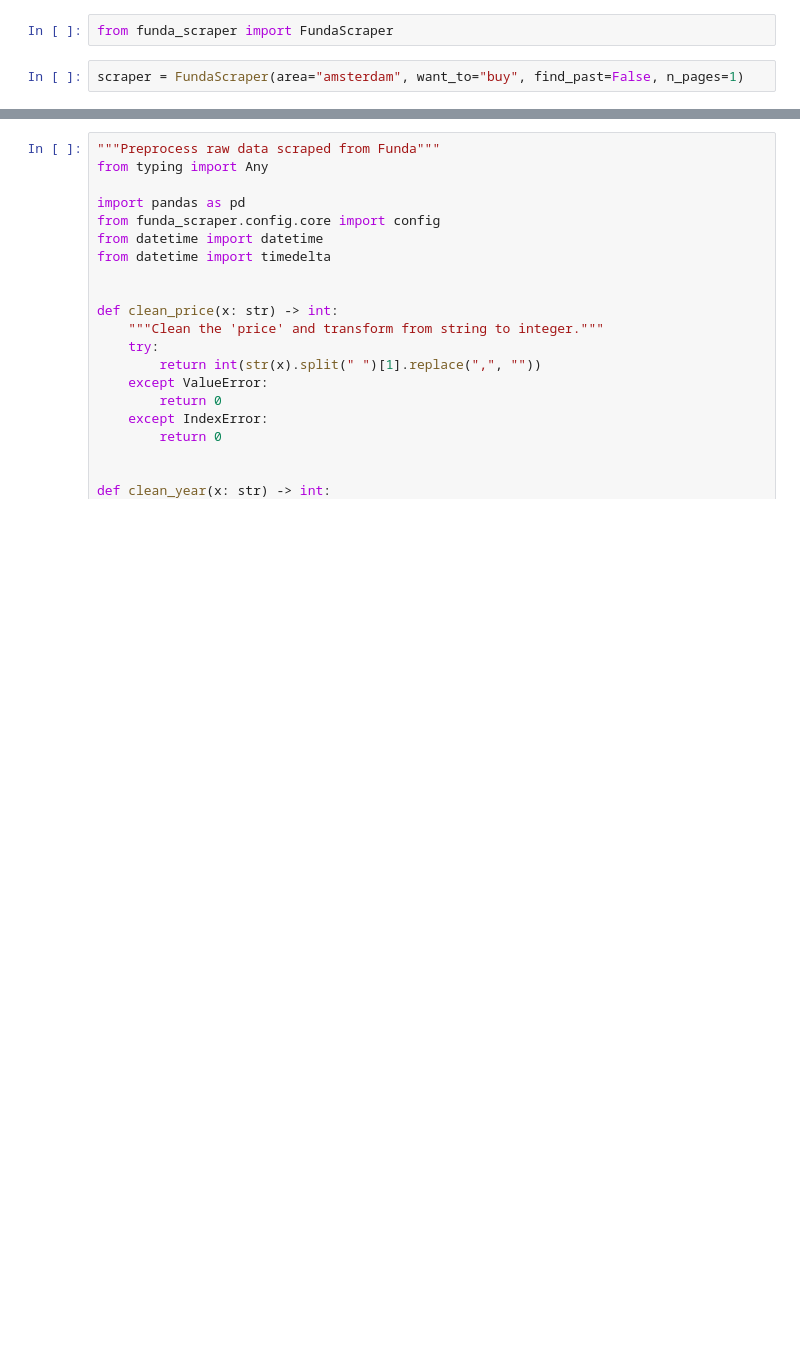
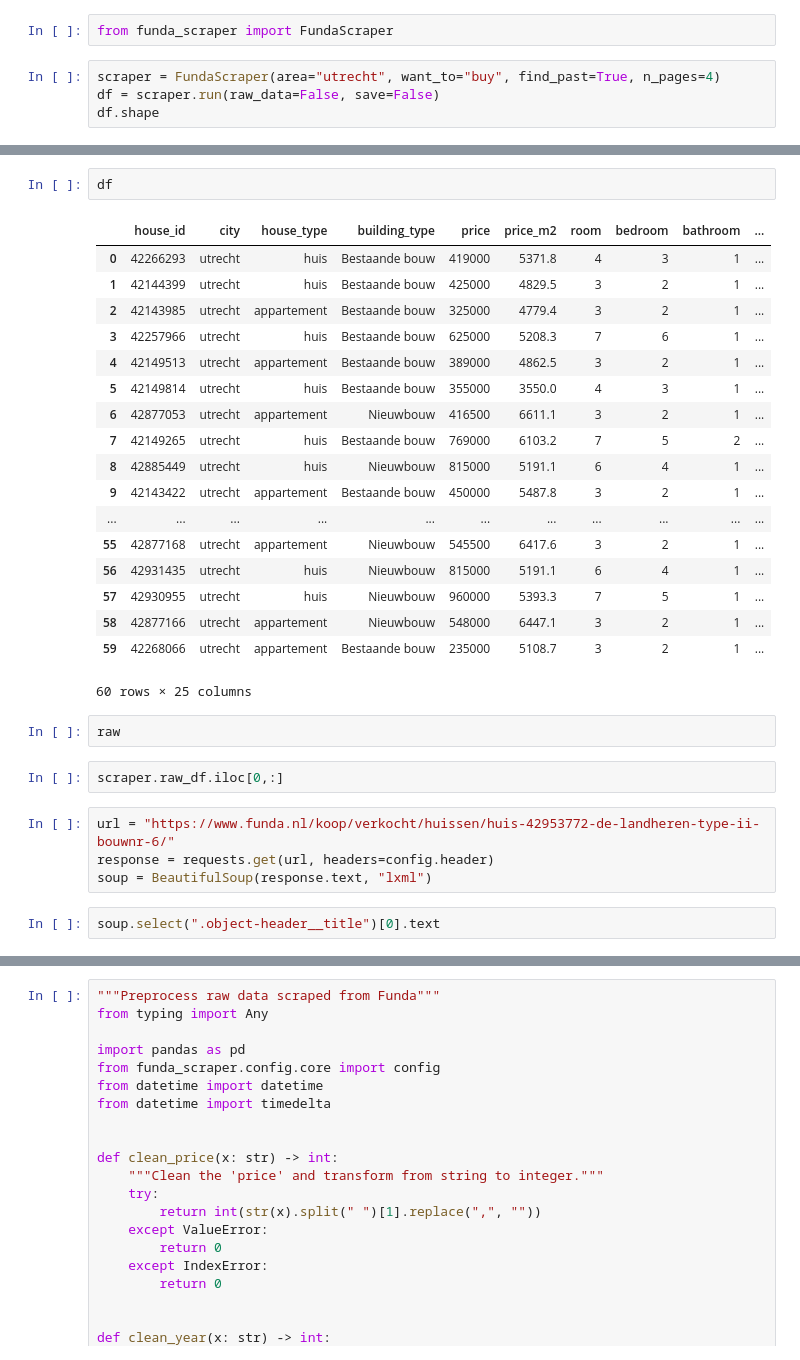
Before and after one commit to whchien/funda-scraper, a Jupyter notebook: update.ipynb, the cells around one changed output, grey strips where cells are left out. Cells and saved outputs as stored; diff of their text form; blank space fills up the shorter version.

```diff
--- a/update.ipynb
+++ b/update.ipynb
@@ -139,4 +13,6 @@ content = process_map(scraper.scrape_one_link, scraper.links, max_workers=pools)
 # %%
 from funda_scraper import FundaScraper
 # %%
-scraper = FundaScraper(area="amsterdam", want_to="buy", find_past=False, n_pages=1)
+scraper = FundaScraper(area="utrecht", want_to="buy", find_past=True, n_pages=4)
+df = scraper.run(raw_data=False, save=False)
+df.shape
@@ -152,0 +27,31 @@ scraper.scrape_pages()
+# %%
+df
+# %% [output]
+|  | house_id | city | house_type | building_type | price | price_m2 | room | bedroom | bathroom | ... |
+| 0 | 42266293 | utrecht | huis | Bestaande bouw | 419000 | 5371.8 | 4 | 3 | 1 | ... |
+| 1 | 42144399 | utrecht | huis | Bestaande bouw | 425000 | 4829.5 | 3 | 2 | 1 | ... |
+| 2 | 42143985 | utrecht | appartement | Bestaande bouw | 325000 | 4779.4 | 3 | 2 | 1 | ... |
+| 3 | 42257966 | utrecht | huis | Bestaande bouw | 625000 | 5208.3 | 7 | 6 | 1 | ... |
+| 4 | 42149513 | utrecht | appartement | Bestaande bouw | 389000 | 4862.5 | 3 | 2 | 1 | ... |
+| 5 | 42149814 | utrecht | huis | Bestaande bouw | 355000 | 3550.0 | 4 | 3 | 1 | ... |
+| 6 | 42877053 | utrecht | appartement | Nieuwbouw | 416500 | 6611.1 | 3 | 2 | 1 | ... |
+| 7 | 42149265 | utrecht | huis | Bestaande bouw | 769000 | 6103.2 | 7 | 5 | 2 | ... |
+| 8 | 42885449 | utrecht | huis | Nieuwbouw | 815000 | 5191.1 | 6 | 4 | 1 | ... |
+| 9 | 42143422 | utrecht | appartement | Bestaande bouw | 450000 | 5487.8 | 3 | 2 | 1 | ... |
+| ... | ... | ... | ... | ... | ... | ... | ... | ... | ... | ... |
+| 55 | 42877168 | utrecht | appartement | Nieuwbouw | 545500 | 6417.6 | 3 | 2 | 1 | ... |
+| 56 | 42931435 | utrecht | huis | Nieuwbouw | 815000 | 5191.1 | 6 | 4 | 1 | ... |
+| 57 | 42930955 | utrecht | huis | Nieuwbouw | 960000 | 5393.3 | 7 | 5 | 1 | ... |
+| 58 | 42877166 | utrecht | appartement | Nieuwbouw | 548000 | 6447.1 | 3 | 2 | 1 | ... |
+| 59 | 42268066 | utrecht | appartement | Bestaande bouw | 235000 | 5108.7 | 3 | 2 | 1 | ... |
+60 rows × 25 columns
+# %%
+raw
+# %%
+scraper.raw_df.iloc[0,:]
+# %%
+url = "https://www.funda.nl/koop/verkocht/huissen/huis-42953772-de-landheren-type-ii-bouwnr-6/"
+response = requests.get(url, headers=config.header)
+soup = BeautifulSoup(response.text, "lxml")
+# %%
+soup.select(".object-header__title")[0].text
```
Also changed, not shown: parts of 44 cells of this notebook, 8 other files.
